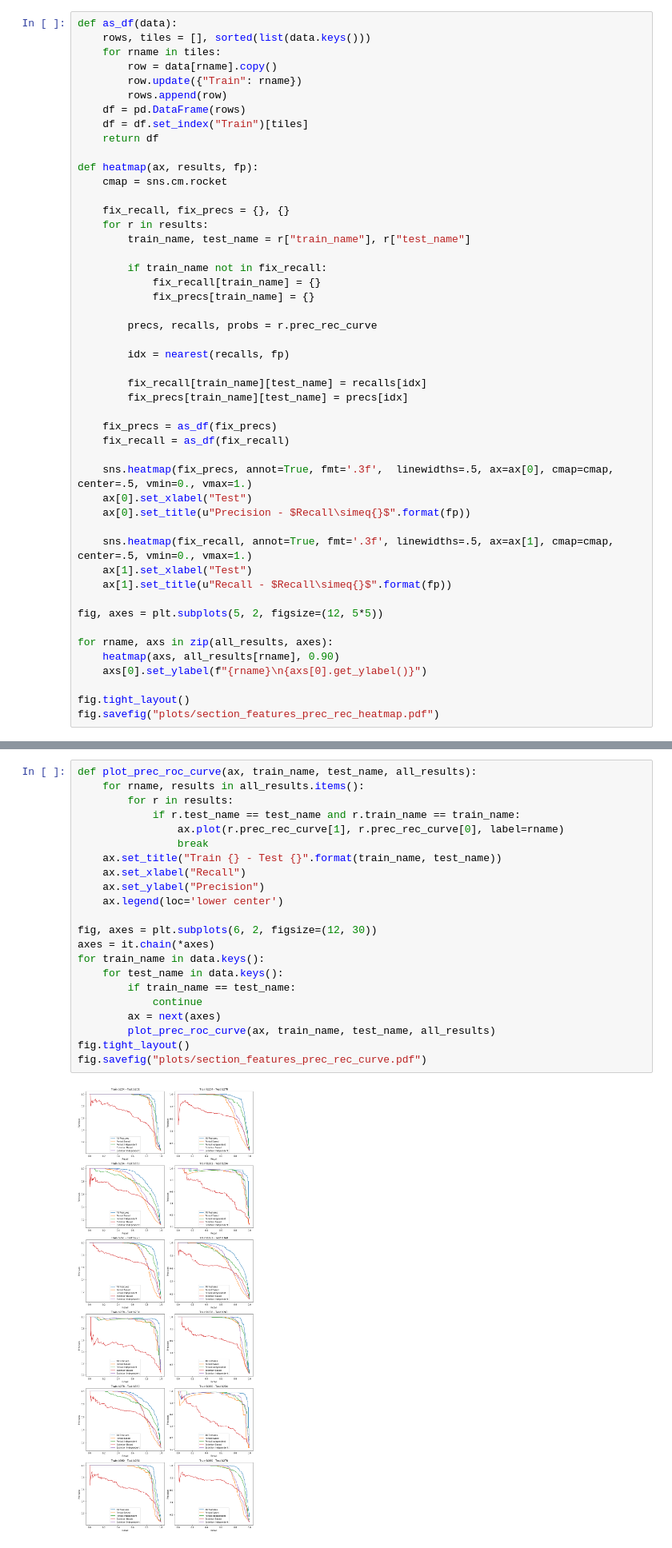
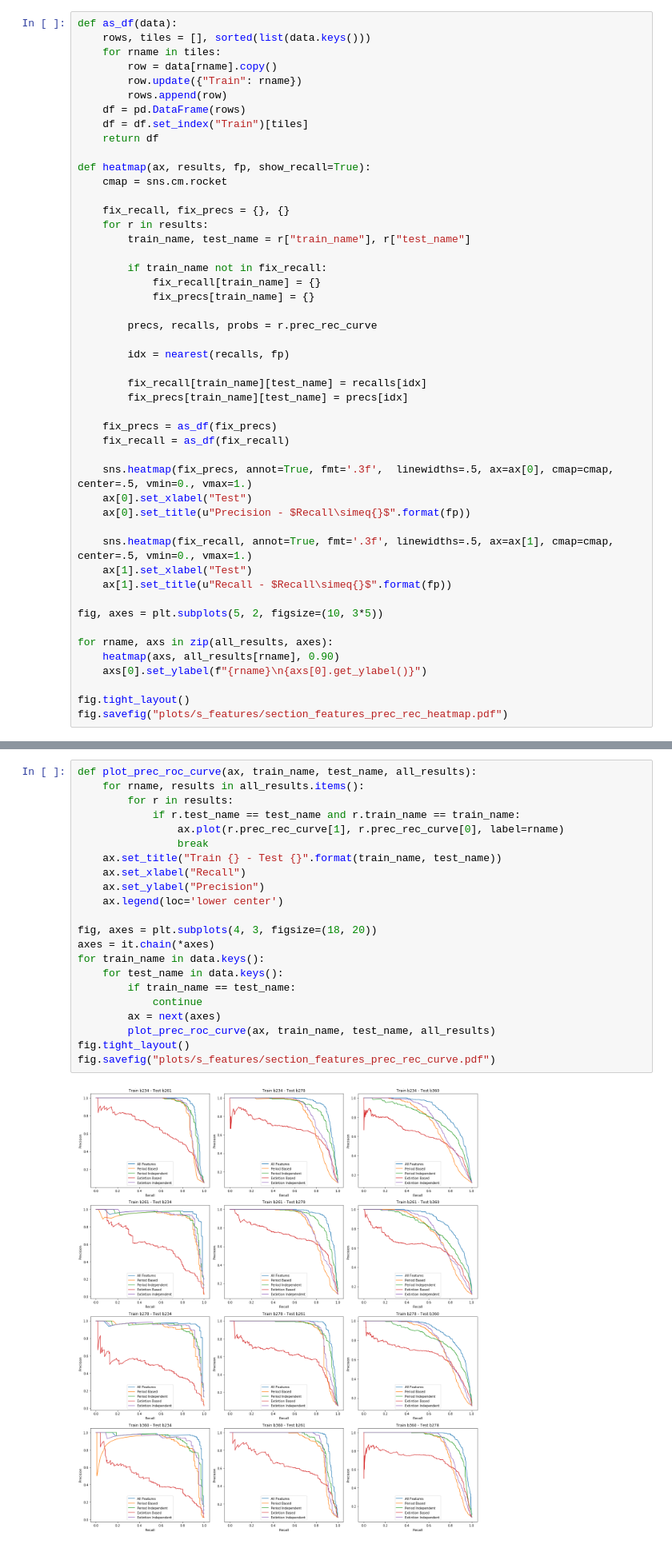
Before and after one commit to leliel12/How-far-can-we-can-go, a Jupyter notebook: 00_section_features_evaluation.ipynb, the cells around one changed output, grey strips where cells are left out. Shown at 80% size. Drawn from its saved outputs; the diff is of its cells as text.

```diff
--- a/00_section_features_evaluation.ipynb
+++ b/00_section_features_evaluation.ipynb
@@ -199,7 +202,7 @@ def as_df(data):
     df = df.set_index("Train")[tiles]
     return df
 
-def heatmap(ax, results, fp):
+def heatmap(ax, results, fp, show_recall=True):
     cmap = sns.cm.rocket
 
     fix_recall, fix_precs = {}, {}
@@ -228,12 +231,12 @@ def heatmap(ax, results, fp):
     ax[1].set_xlabel("Test")
     ax[1].set_title(u"Recall - $Recall\simeq{}$".format(fp))
 
-fig, axes = plt.subplots(5, 2, figsize=(12, 5*5))
+fig, axes = plt.subplots(5, 2, figsize=(10, 3*5))
 
 for rname, axs in zip(all_results, axes):
     heatmap(axs, all_results[rname], 0.90)
     axs[0].set_ylabel(f"{rname}\n{axs[0].get_ylabel()}")
 
 fig.tight_layout()
-fig.savefig("plots/section_features_prec_rec_heatmap.pdf")
+fig.savefig("plots/s_features/section_features_prec_rec_heatmap.pdf")
 # %% [output]
@@ -241,24 +244,24 @@ fig.savefig("plots/section_features_prec_rec_heatmap.pdf")
 # %%
 def plot_prec_roc_curve(ax, train_name, test_name, all_results):
     for rname, results in all_results.items():
         for r in results:
             if r.test_name == test_name and r.train_name == train_name:
                 ax.plot(r.prec_rec_curve[1], r.prec_rec_curve[0], label=rname)
                 break
     ax.set_title("Train {} - Test {}".format(train_name, test_name))
     ax.set_xlabel("Recall")
     ax.set_ylabel("Precision")
     ax.legend(loc='lower center')
 
-fig, axes = plt.subplots(6, 2, figsize=(12, 30))
+fig, axes = plt.subplots(4, 3, figsize=(18, 20))
 axes = it.chain(*axes)
 for train_name in data.keys():
     for test_name in data.keys():
         if train_name == test_name:
             continue
         ax = next(axes)
         plot_prec_roc_curve(ax, train_name, test_name, all_results)
 fig.tight_layout()
-fig.savefig("plots/section_features_prec_rec_curve.pdf")
+fig.savefig("plots/s_features/section_features_prec_rec_curve.pdf")
 # %% [output]
-[figure, old version]
+[figure, new version]
```
Also changed, not shown: parts of 8 cells of this notebook, 16 other files.
